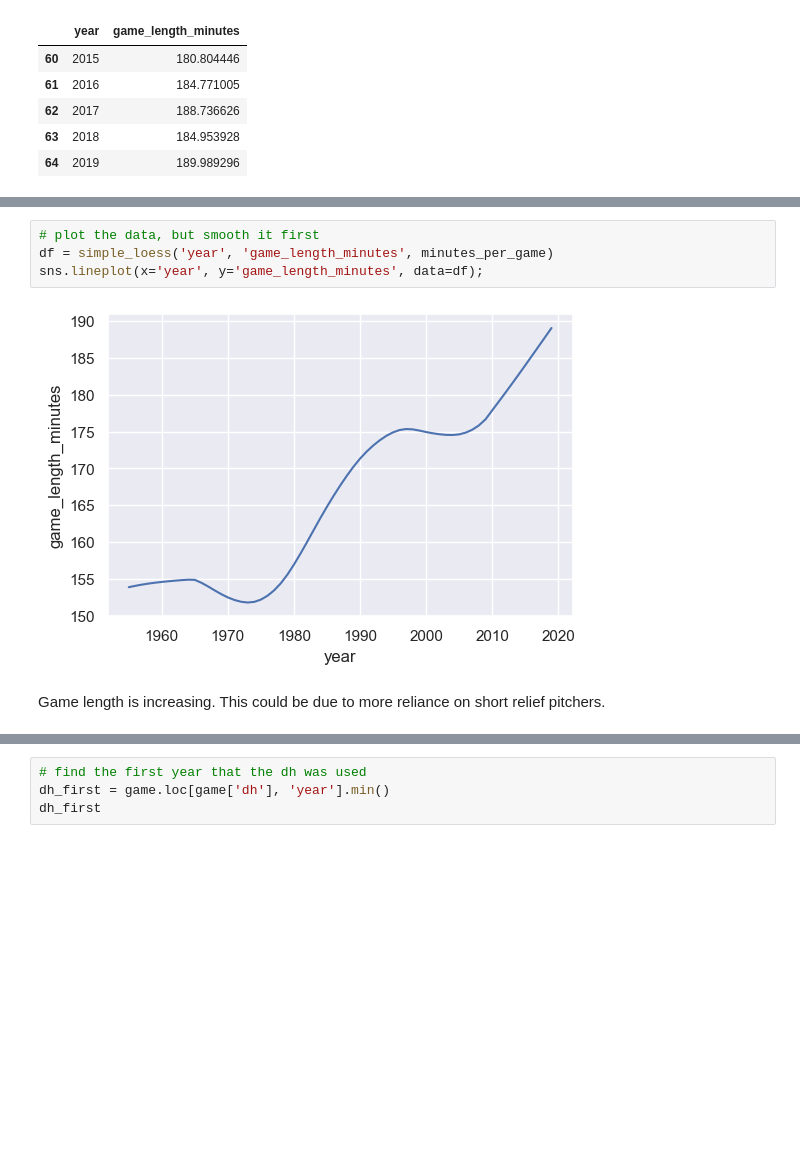
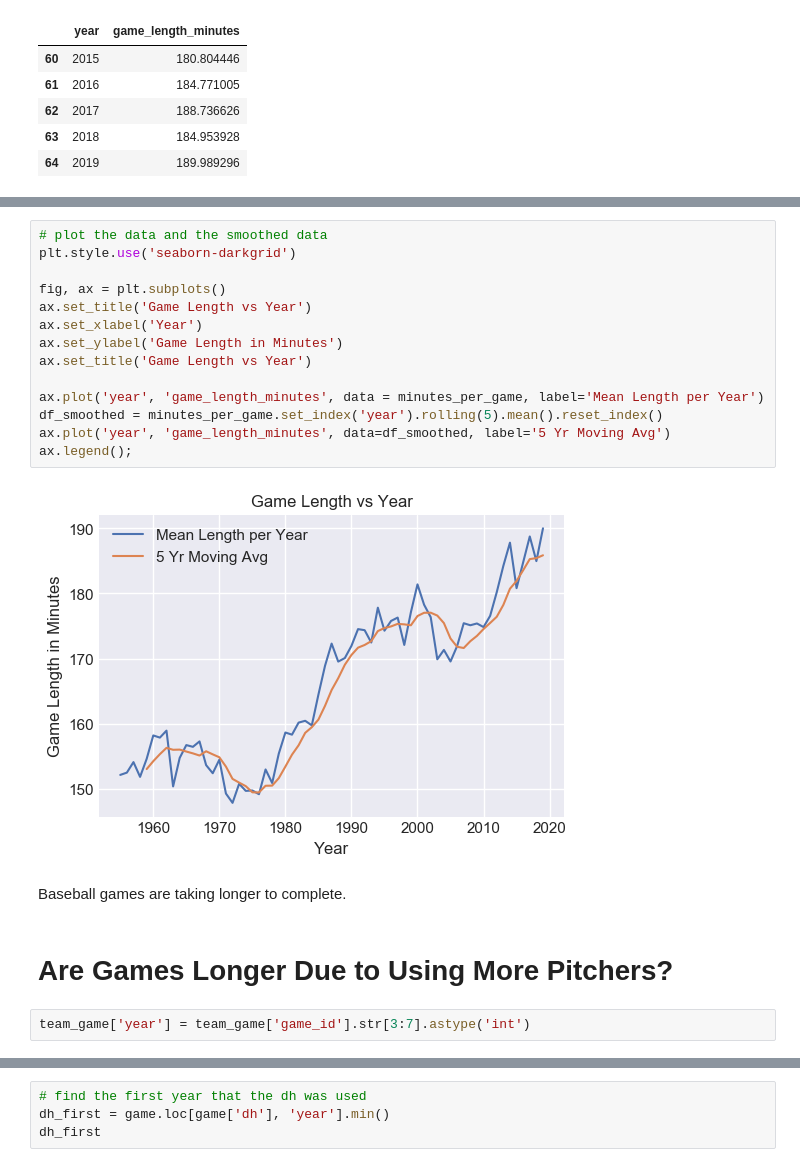
Before and after one commit to sdiehl28/baseball-analytics, a Jupyter notebook: baseball_jupyter_nb/01_Introduction.ipynb, the cells around one changed output, grey strips where cells are left out. Saved outputs shown, nothing was run; the diff lists cells and outputs as text; blank space fills up the shorter version.

```diff
--- a/baseball_jupyter_nb/01_Introduction.ipynb
+++ b/baseball_jupyter_nb/01_Introduction.ipynb
@@ -109,8 +110,22 @@ sns.lineplot('year', 'game_length_minutes', data=minutes_per_game);
-# %%
-# plot the data, but smooth it first
-df = simple_loess('year', 'game_length_minutes', minutes_per_game)
-sns.lineplot(x='year', y='game_length_minutes', data=df);
-# %% [output]
-[figure, removed]
-# %% [markdown]
-Game length is increasing.  This could be due to more reliance on short relief pitchers.
+# %%
+# plot the data and the smoothed data
+plt.style.use('seaborn-darkgrid')
+
+fig, ax = plt.subplots()
+ax.set_title('Game Length vs Year')
+ax.set_xlabel('Year')
+ax.set_ylabel('Game Length in Minutes')
+ax.set_title('Game Length vs Year')
+
+ax.plot('year', 'game_length_minutes', data = minutes_per_game, label='Mean Length per Year')
+df_smoothed = minutes_per_game.set_index('year').rolling(5).mean().reset_index()
+ax.plot('year', 'game_length_minutes', data=df_smoothed, label='5 Yr Moving Avg')
+ax.legend();
+# %% [output]
+[figure, added]
+# %% [markdown]
+Baseball games are taking longer to complete.
+# %% [markdown]
+# Are Games Longer Due to Using More Pitchers?
+# %%
+team_game['year'] = team_game['game_id'].str[3:7].astype('int')
```
Also changed, not shown: parts of 30 cells of this notebook, 1 other file.
